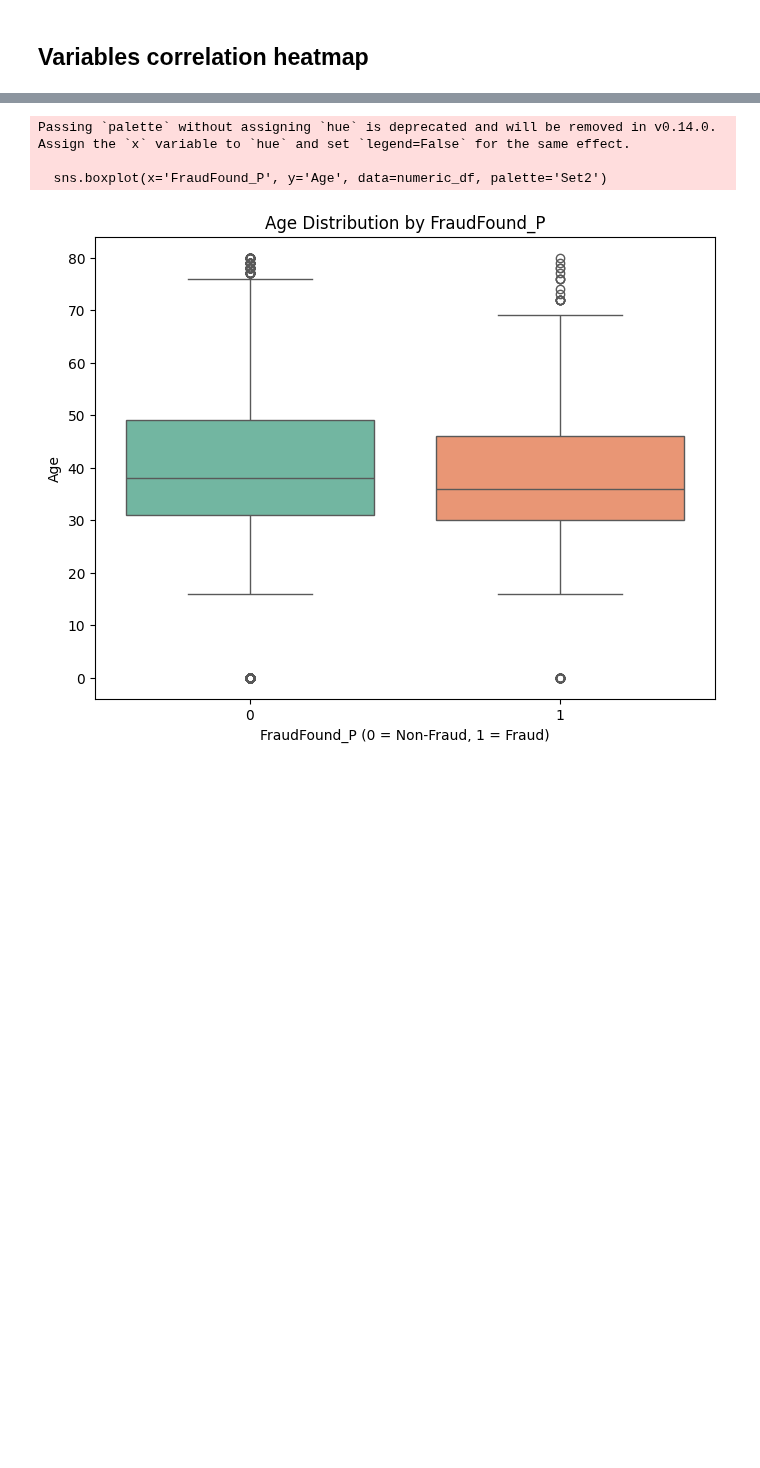
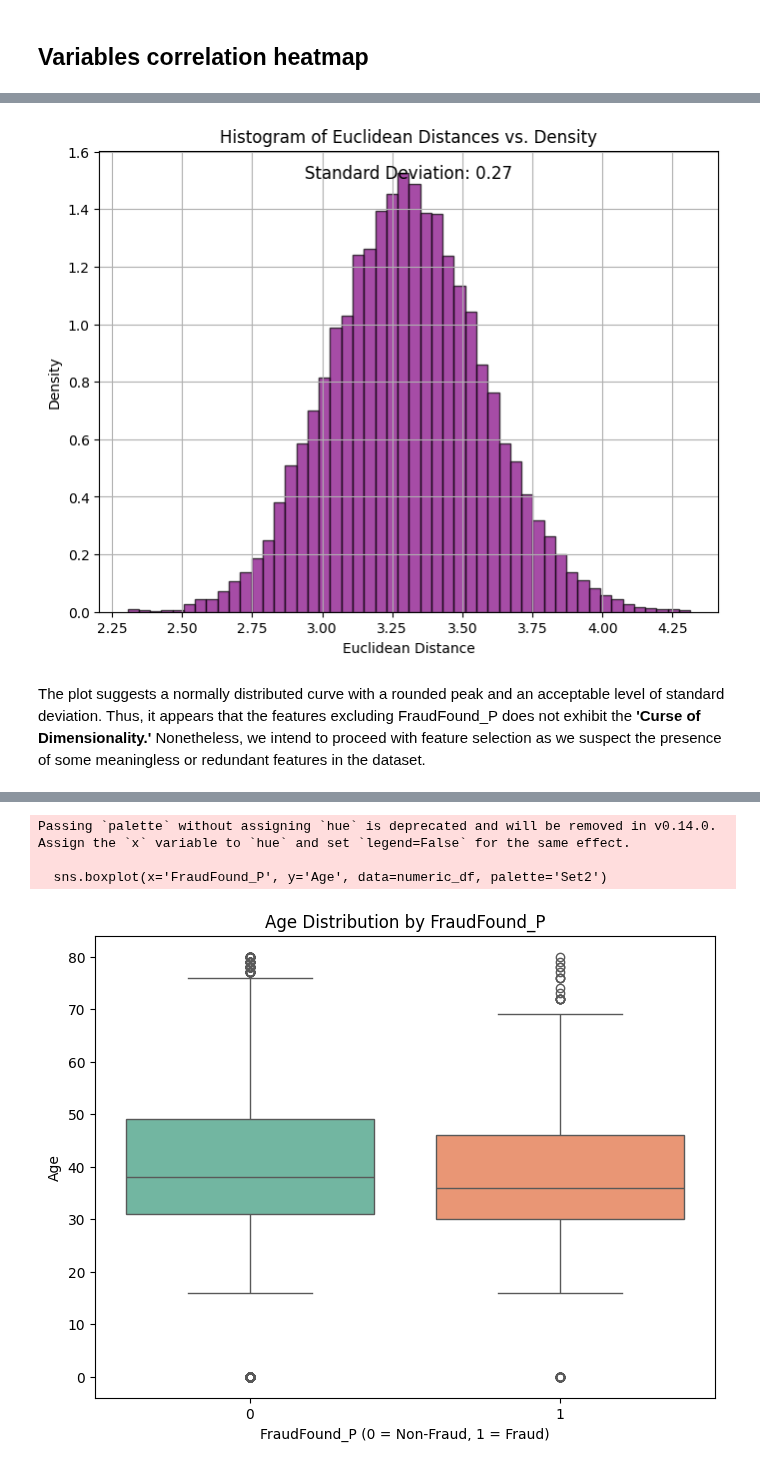
Before and after one commit to haonanah/DSA4263, a Jupyter notebook: EDA.ipynb, the cells around one changed output, grey strips where cells are left out. Drawn from its saved outputs; the diff is of its cells as text; code cells hidden in the pictures; blank space fills up the shorter version.

```diff
--- a/EDA.ipynb
+++ b/EDA.ipynb
@@ -171 +223,33 @@ plt.show()
+# %%
+from sklearn.preprocessing import MinMaxScaler
+
+# Drop the columns you don't need
+X = numeric_df.drop(['FraudFound_P', 'PolicyNumber'], axis=1)
+
+# Normalize the data (scaling between 0 and 1)
+scaler = MinMaxScaler()
+X_normalized = scaler.fit_transform(X)
+
+# Compute Euclidean distances between samples and origin
+distances = np.linalg.norm(X_normalized, axis=1)
+
+# Calculate standard deviation of Euclidean distances
+std_dev = np.std(distances)
+
+# Plot histogram with density
+plt.figure(figsize=(8, 6))
+plt.hist(distances, bins=50, density=True, edgecolor='black', alpha=0.7, color='purple')
+plt.title('Histogram of Euclidean Distances vs. Density')
+plt.xlabel('Euclidean Distance')
+plt.ylabel('Density')
+plt.grid(True)
+
+# Add standard deviation to the plot
+plt.text(0.5, 0.95, f'Standard Deviation: {std_dev:.2f}', horizontalalignment='center', verticalalignment='center', transform=plt.gca().transAxes, fontsize=12)
+
+plt.show()
+# %% [output]
+[figure, added]
+# %% [markdown]
+The plot suggests a normally distributed curve with a rounded peak and an acceptable level of standard deviation. Thus, it appears that the features excluding FraudFound_P does not exhibit the **'Curse of Dimensionality.'** Nonetheless, we intend to proceed with feature selection as we suspect the presence of some meaningless or redundant features in the dataset.
 # %% [markdown]
```
Also changed, not shown: parts of 21 cells of this notebook.
